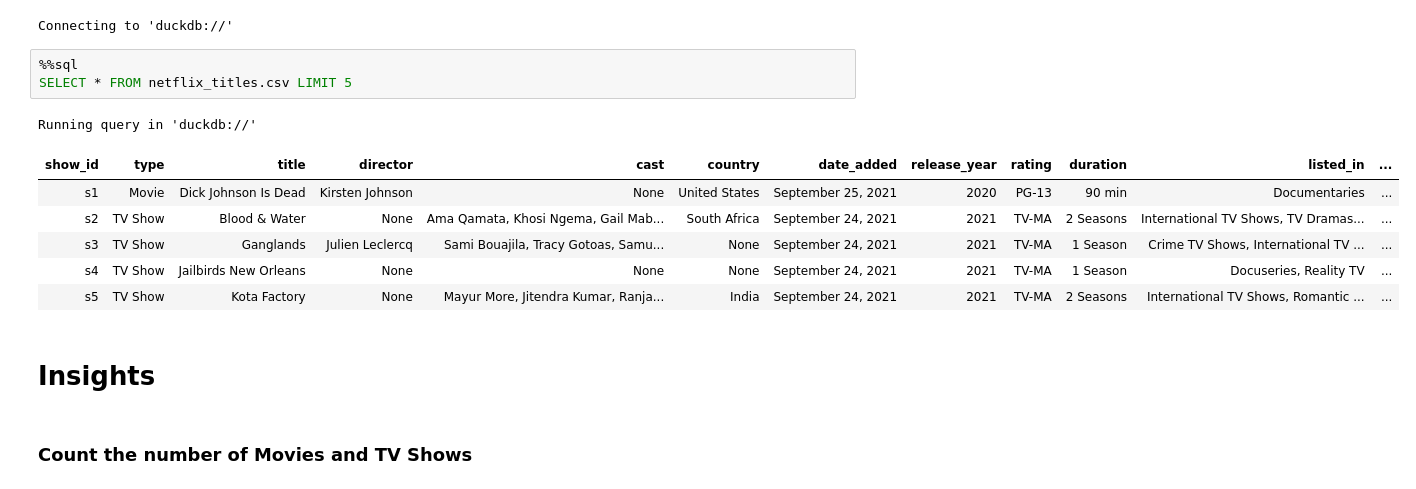
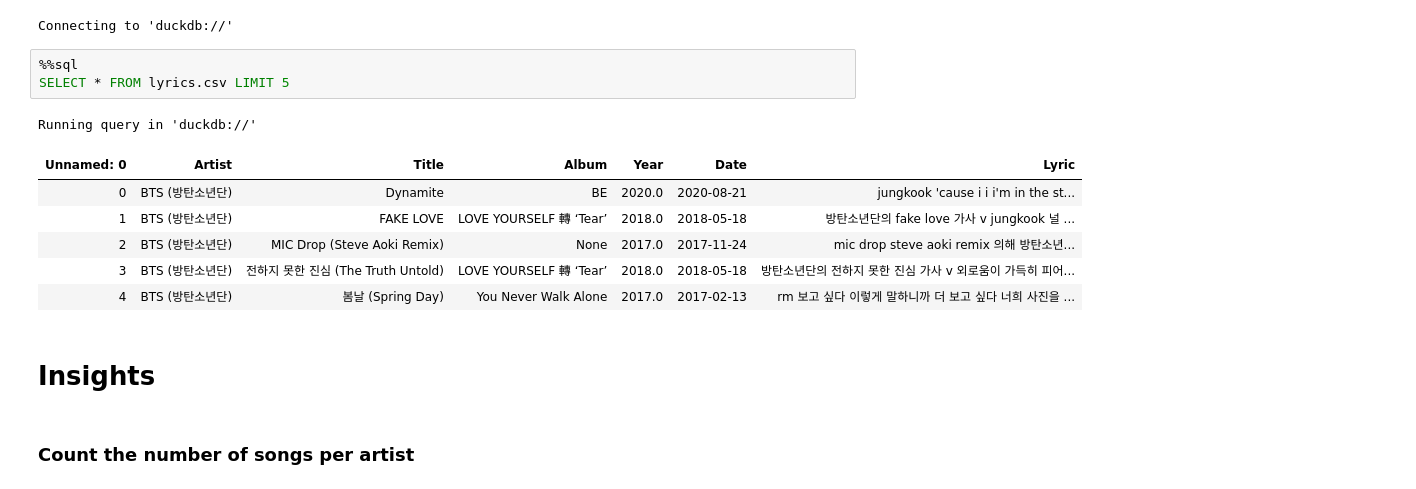
Before and after one commit to cabustillo13/RAG_Haystack_Chatbot, a Jupyter notebook: src/etl/wrangle.ipynb, the cells around one changed output. Saved outputs shown, nothing was run; the diff lists cells and outputs as text.

Commit message:
[UPDATE] Add wrangle for lyrics dataset

```diff
--- a/src/etl/wrangle.ipynb
+++ b/src/etl/wrangle.ipynb
@@ -29,17 +42,17 @@ The 'toml' package isn't installed. To load settings from the pyproject.toml fil
 Connecting to 'duckdb://'
 # %%
 %%sql
-SELECT * FROM netflix_titles.csv LIMIT 5
+SELECT * FROM lyrics.csv LIMIT 5
 # %% [output]
 Running query in 'duckdb://'
-| show_id | type | title | director | cast | country | date_added | release_year | rating | duration | listed_in | ... |
-| s1 | Movie | Dick Johnson Is Dead | Kirsten Johnson | None | United States | September 25, 2021 | 2020 | PG-13 | 90 min | Documentaries | ... |
-| s2 | TV Show | Blood & Water | None | Ama Qamata, Khosi Ngema, Gail Mab... | South Africa | September 24, 2021 | 2021 | TV-MA | 2 Seasons | International TV Shows, TV Dramas... | ... |
-| s3 | TV Show | Ganglands | Julien Leclercq | Sami Bouajila, Tracy Gotoas, Samu... | None | September 24, 2021 | 2021 | TV-MA | 1 Season | Crime TV Shows, International TV ... | ... |
-| s4 | TV Show | Jailbirds New Orleans | None | None | None | September 24, 2021 | 2021 | TV-MA | 1 Season | Docuseries, Reality TV | ... |
-| s5 | TV Show | Kota Factory | None | Mayur More, Jitendra Kumar, Ranja... | India | September 24, 2021 | 2021 | TV-MA | 2 Seasons | International TV Shows, Romantic ... | ... |
+| Unnamed: 0 | Artist | Title | Album | Year | Date | Lyric |
+| 0 | BTS (방탄소년단) | Dynamite | BE | 2020.0 | 2020-08-21 | jungkook 'cause i i i'm in the st... |
+| 1 | BTS (방탄소년단) | FAKE LOVE | LOVE YOURSELF 轉 ‘Tear’ | 2018.0 | 2018-05-18 | 방탄소년단의 fake love 가사 v jungkook 널 ... |
+| 2 | BTS (방탄소년단) | MIC Drop (Steve Aoki Remix) | None | 2017.0 | 2017-11-24 | mic drop steve aoki remix 의해 방탄소년... |
+| 3 | BTS (방탄소년단) | 전하지 못한 진심 (The Truth Untold) | LOVE YOURSELF 轉 ‘Tear’ | 2018.0 | 2018-05-18 | 방탄소년단의 전하지 못한 진심 가사 v 외로움이 가득히 피어... |
+| 4 | BTS (방탄소년단) | 봄날 (Spring Day) | You Never Walk Alone | 2017.0 | 2017-02-13 | rm 보고 싶다 이렇게 말하니까 더 보고 싶다 너희 사진을 ... |
 # %% [markdown]
 # Insights
 # %% [markdown]
-### Count the number of Movies and TV Shows
+### Count the number of songs per artist
 # %%
```
Also changed, not shown: parts of 23 cells of this notebook.
